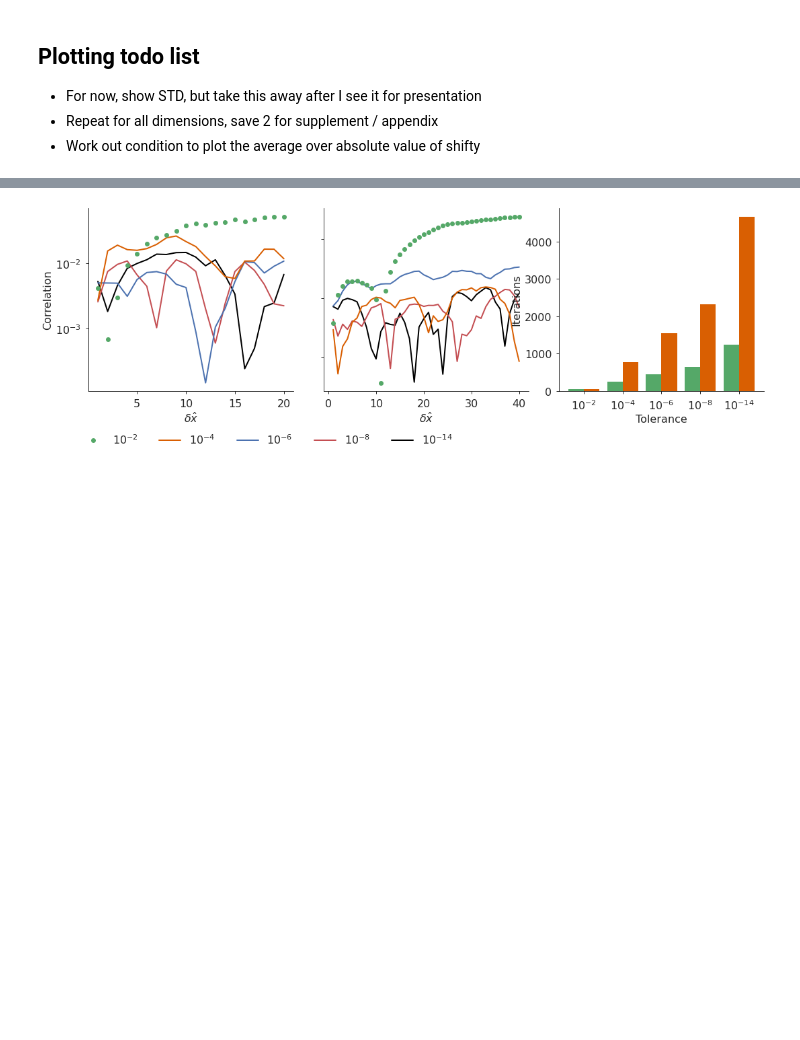
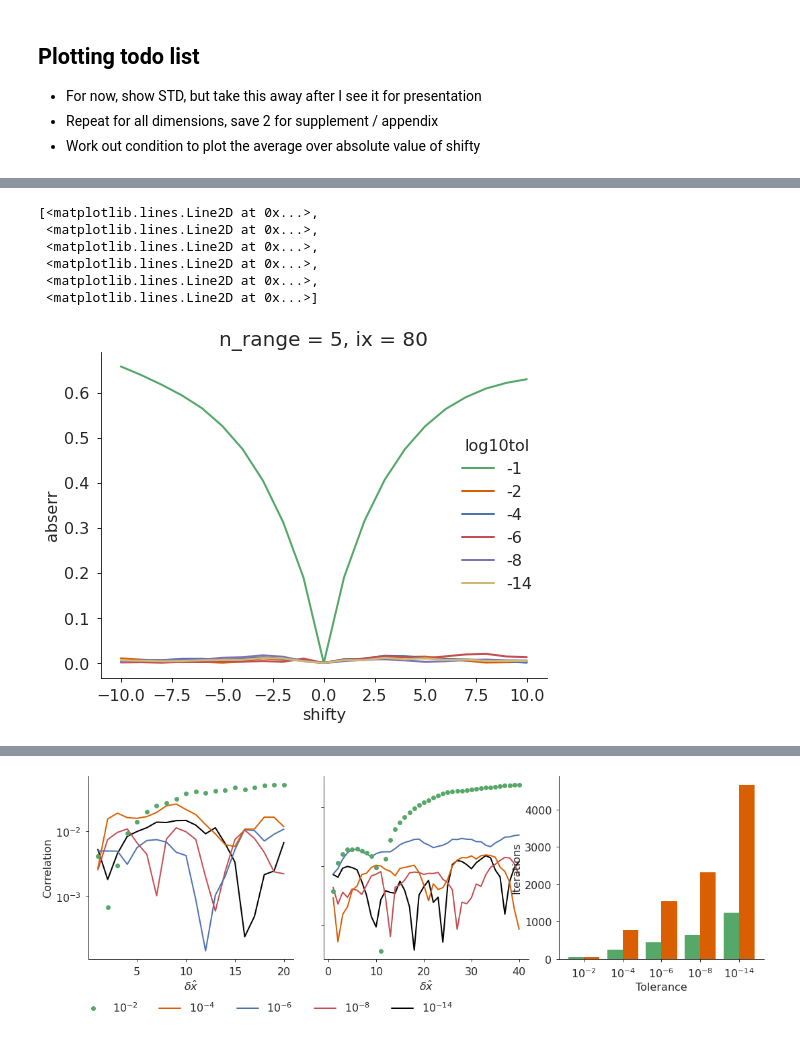
Before and after one commit to timothyas/generic-matern-covariance, a Jupyter notebook: src/plot_llc_matern_theory_tol.ipynb, the cells around one changed output, grey strips where cells are left out. Drawn from its saved outputs; the diff is of its cells as text; code cells hidden in the pictures; blank space fills up the shorter version.

```diff
--- a/src/plot_llc_matern_theory_tol.ipynb
+++ b/src/plot_llc_matern_theory_tol.ipynb
@@ -267,0 +336,10 @@ iy = 120
+# %%
+abs_err.sel(n_range=5).plot.line(x='shifty')
+# %% [output]
+[<matplotlib.lines.Line2D at 0x...>,
+ <matplotlib.lines.Line2D at 0x...>,
+ <matplotlib.lines.Line2D at 0x...>,
+ <matplotlib.lines.Line2D at 0x...>,
+ <matplotlib.lines.Line2D at 0x...>,
+ <matplotlib.lines.Line2D at 0x...>]
+[figure, added]
```
Also changed, not shown: parts of 41 cells of this notebook, 3 other files.
